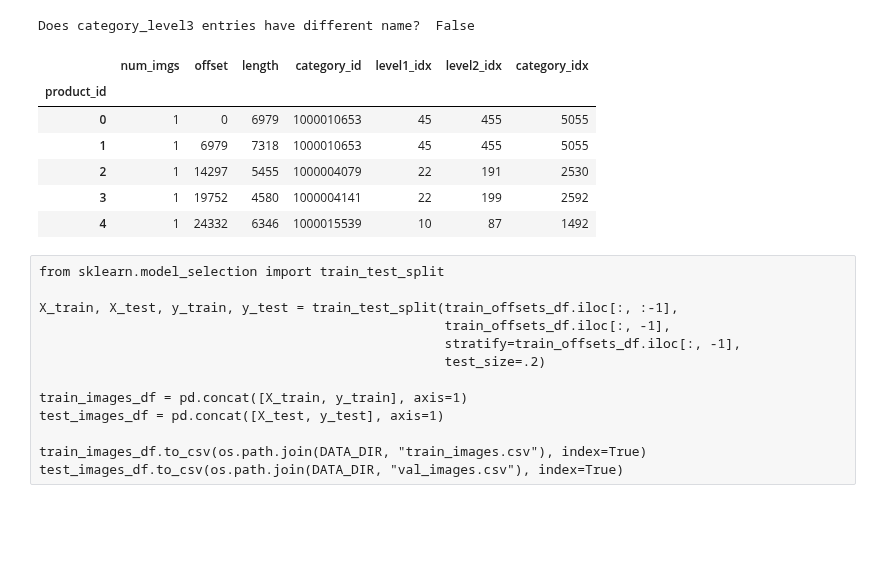
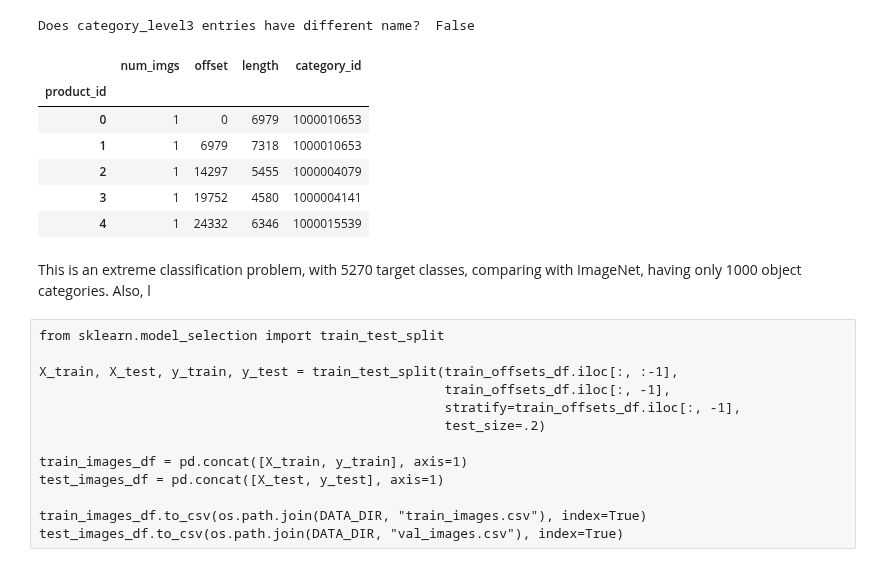
Before and after one commit to liux13/Kaggle_Cdiscount_Image_Classification, a Jupyter notebook: Project2.ipynb, the cells around one changed output. Drawn from its saved outputs; the diff is of its cells as text; code cells hidden in the pictures; blank space fills up the shorter version.

```diff
--- a/Project2.ipynb
+++ b/Project2.ipynb
@@ -82,16 +82,18 @@ Does category_level3 entries have different name?  False
 # %%
 # train_offsets_df = make_offsets_df()
 train_offsets_df = pd.read_csv(os.path.join(DATA_DIR, "train_offsets.csv"), index_col=0)
 train_offsets_df = pd.merge(train_offsets_df, categories_df.iloc[:, [3,4,5]], how="left", left_on="category_id", right_index=True)
-train_offsets_df.head()This is an extreme classification problem, with 5270 target classes, comparing with ImageNet, having only 1000 object categories. Also, l
+train_offsets_df.head()
 # %% [output]
-|  | num_imgs | offset | length | category_id | level1_idx | level2_idx | category_idx |
-| product_id |  |  |  |  |  |  |  |
-| 0 | 1 | 0 | 6979 | 1000010653 | 45 | 455 | 5055 |
-| 1 | 1 | 6979 | 7318 | 1000010653 | 45 | 455 | 5055 |
-| 2 | 1 | 14297 | 5455 | 1000004079 | 22 | 191 | 2530 |
-| 3 | 1 | 19752 | 4580 | 1000004141 | 22 | 199 | 2592 |
-| 4 | 1 | 24332 | 6346 | 1000015539 | 10 | 87 | 1492 |
+|  | num_imgs | offset | length | category_id |
+| product_id |  |  |  |  |
+| 0 | 1 | 0 | 6979 | 1000010653 |
+| 1 | 1 | 6979 | 7318 | 1000010653 |
+| 2 | 1 | 14297 | 5455 | 1000004079 |
+| 3 | 1 | 19752 | 4580 | 1000004141 |
+| 4 | 1 | 24332 | 6346 | 1000015539 |
+# %% [markdown]
+This is an extreme classification problem, with 5270 target classes, comparing with ImageNet, having only 1000 object categories. Also, l
 # %% [raw]
 from sklearn.model_selection import train_test_split
 
```
Also changed, not shown: parts of 14 cells of this notebook, 3 other files.
